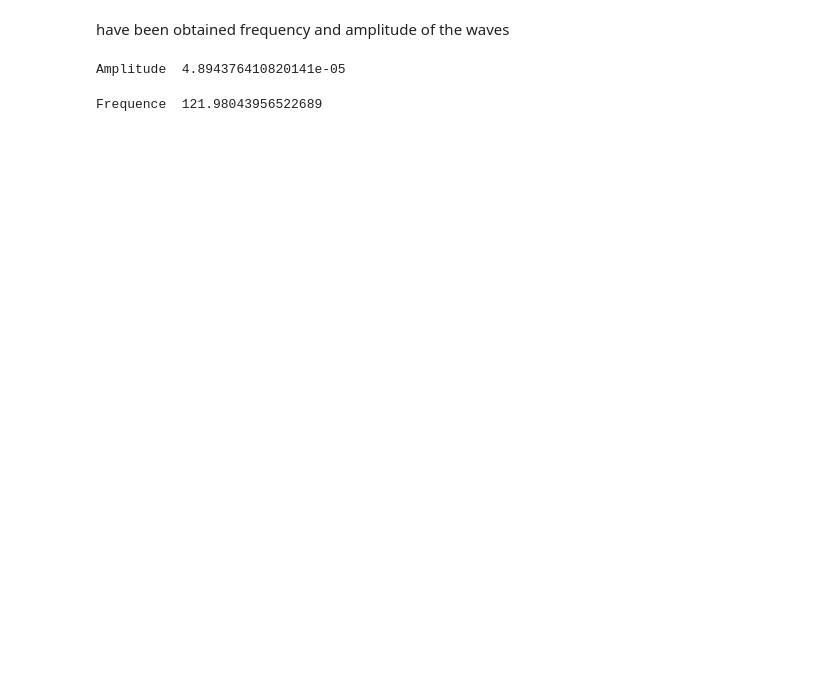
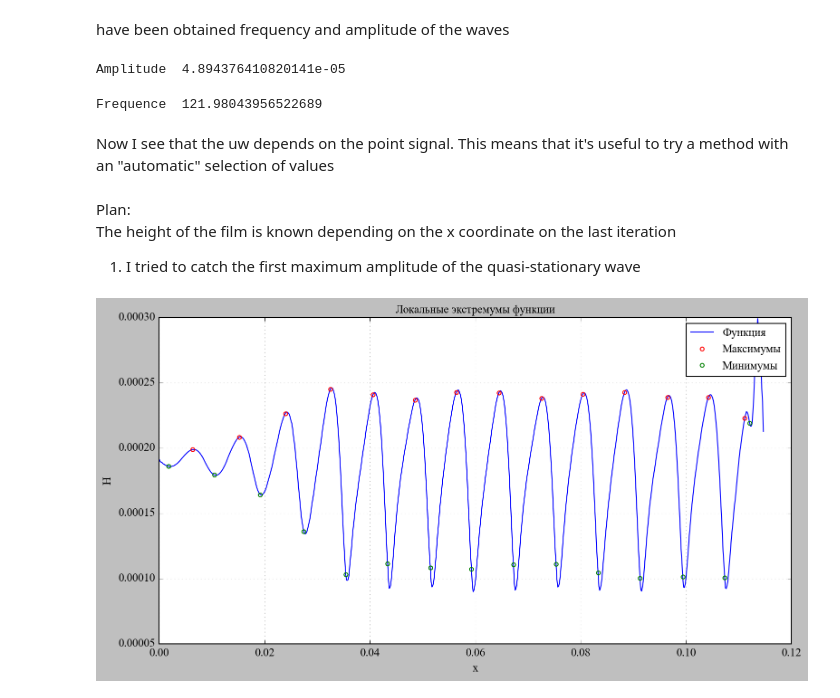
Before and after one commit to UlyanaGru/Fourier, a Jupyter notebook: v2_mesh1.ipynb, the cells around one changed output. Cells and saved outputs as stored; diff of their text form; code cells hidden in the pictures; blank space fills up the shorter version.

Commit message:
find maximun and minimum of f(x)

```diff
--- a/v2_mesh1.ipynb
+++ b/v2_mesh1.ipynb
@@ -343,3 +342,40 @@ Amplitude  4.894376410820141e-05
 print('Frequence ',dominant_wavelengths(deltaxdistr, dxmesh, top_n=1, max_lambda=None)[2])
 # %% [output]
 Frequence  121.98043956522689
+# %% [markdown]
+Now I see that the uw depends on the point signal. This means that it's useful to try a method with an "automatic" selection of values
+# %% [markdown]
+Plan:\
+The height of the film is known depending on the x coordinate on the last iteration
+1. I tried to catch the first maximum amplitude of the quasi-stationary wave
+# %%
+#file_path_fx - path to file with f(x) dependence
+file_path_fx = r'D:\ANES\ANES\anes20xe\stud-cases\nir1\v_fields\v2_mesh1\VOFFilmFlow_750_30\data\s2d_film__filmheight_712.dat'
+# %%
+#reading file
+data_fx = pd.read_csv(file_path_fx, sep=r'\s+', skiprows=1, header=None, names=["x,m", "H,m"])
+# %%
+def new_func(data):
+    """
+    Find maximun and minimum of f(x),
+    """
+
+    dh = np.diff(data["H,m"])
+    min_hi = np.where((dh[1:]>0) & (dh[:-1]<0))[0] + 1
+    max_hi = np.where((dh[1:]<0) & (dh[:-1]>0))[0] + 1
+    return min_hi, max_hi
+# %%
+x_min, x_max = new_func(data_fx)
+# %%
+plt.figure(figsize=(12, 6))
+plt.plot(data_fx["x,m"], data_fx["H,m"], 'b-', label='Функция', linewidth=1)
+plt.plot(data_fx["x,m"][x_max], data_fx["H,m"][x_max], 'ro', markersize=4, label='Максимумы')
+plt.plot(data_fx["x,m"][x_min], data_fx["H,m"][x_min], 'go', markersize=4, label='Минимумы')
+plt.xlabel('x')
+plt.ylabel('H')
+plt.legend()
+plt.grid(True, alpha=0.3)
+plt.title('Локальные экстремумы функции')
+plt.show()
+# %% [output]
+[figure, added]
```
Also changed, not shown: parts of 9 cells of this notebook, 3 other files.
